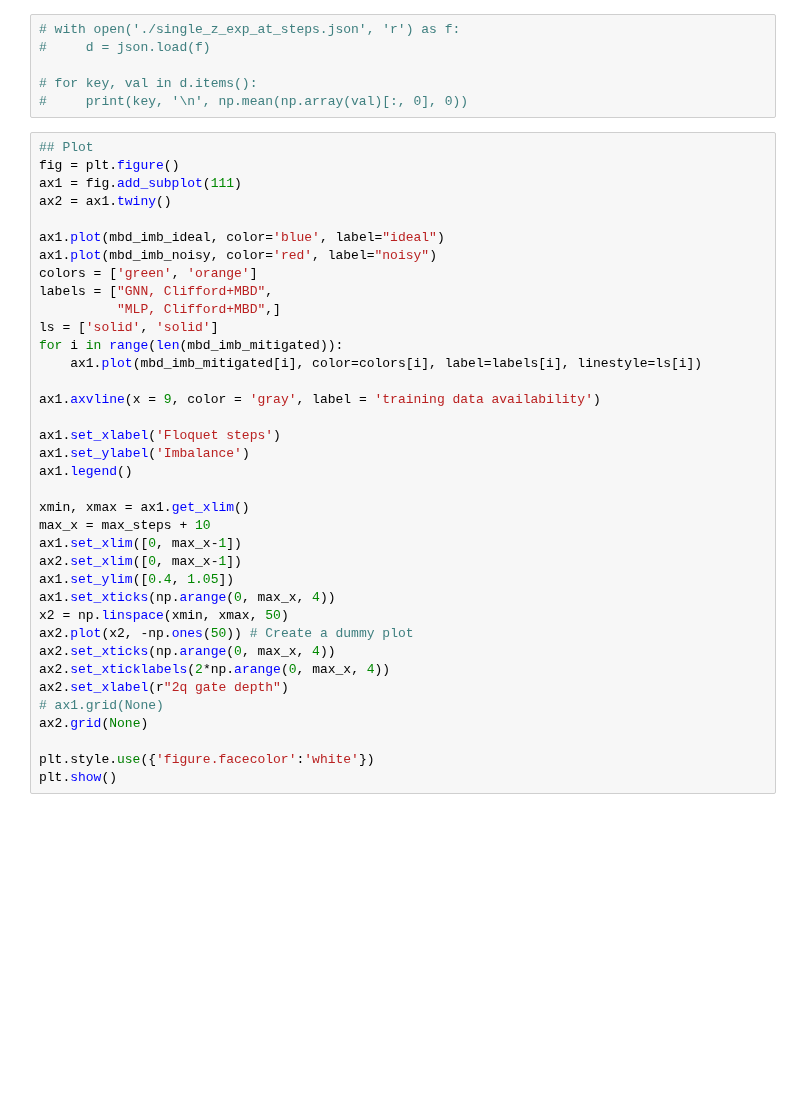
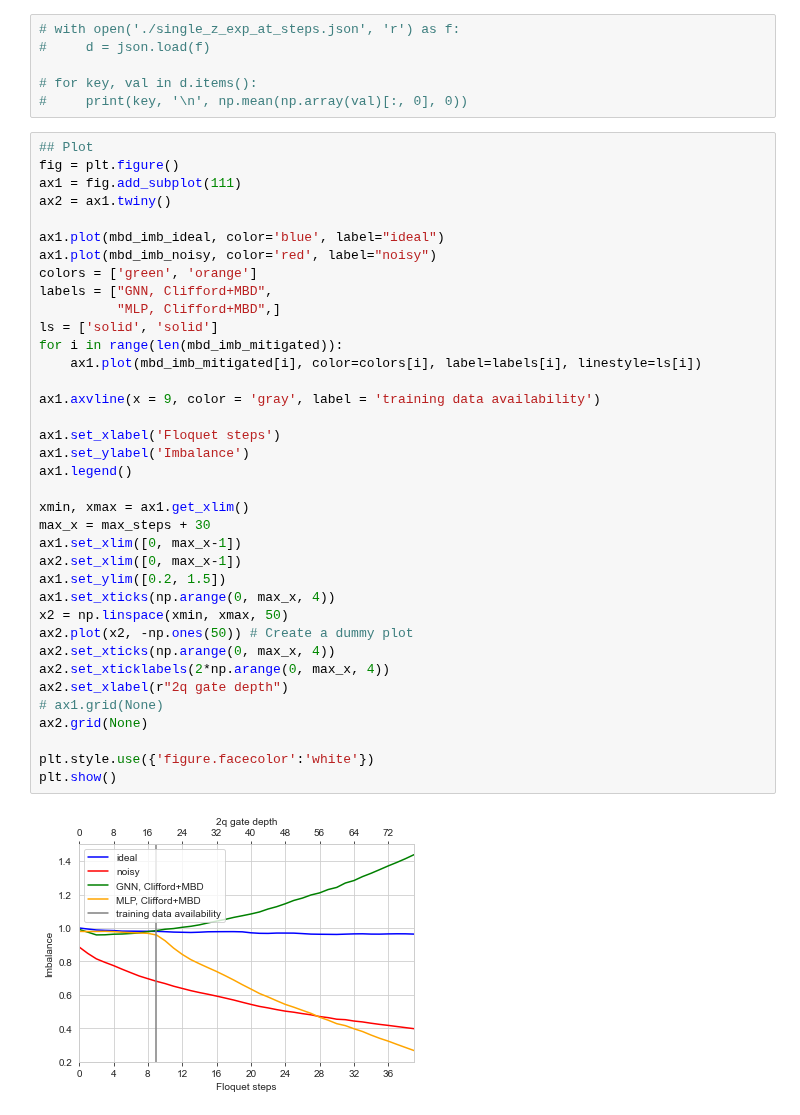
Before and after one commit to qiskit-community/ml-qem, a Jupyter notebook: docs/tutorials/h03_mbd_plot.ipynb, the cells around one changed output. Saved outputs shown, nothing was run; the diff lists cells and outputs as text; blank space fills up the shorter version.

```diff
--- a/docs/tutorials/h03_mbd_plot.ipynb
+++ b/docs/tutorials/h03_mbd_plot.ipynb
@@ -293,32 +293,34 @@ ax2 = ax1.twiny()
 
 ax1.plot(mbd_imb_ideal, color='blue', label="ideal")
 ax1.plot(mbd_imb_noisy, color='red', label="noisy")
 colors = ['green', 'orange']
 labels = ["GNN, Clifford+MBD",
           "MLP, Clifford+MBD",]
 ls = ['solid', 'solid']
 for i in range(len(mbd_imb_mitigated)):
     ax1.plot(mbd_imb_mitigated[i], color=colors[i], label=labels[i], linestyle=ls[i])
 
 ax1.axvline(x = 9, color = 'gray', label = 'training data availability')
 
 ax1.set_xlabel('Floquet steps')
 ax1.set_ylabel('Imbalance')
 ax1.legend()
 
 xmin, xmax = ax1.get_xlim()
-max_x = max_steps + 10
+max_x = max_steps + 30
 ax1.set_xlim([0, max_x-1])
 ax2.set_xlim([0, max_x-1])
-ax1.set_ylim([0.4, 1.05])
+ax1.set_ylim([0.2, 1.5])
 ax1.set_xticks(np.arange(0, max_x, 4))
 x2 = np.linspace(xmin, xmax, 50)
 ax2.plot(x2, -np.ones(50)) # Create a dummy plot
 ax2.set_xticks(np.arange(0, max_x, 4))
 ax2.set_xticklabels(2*np.arange(0, max_x, 4))
 ax2.set_xlabel(r"2q gate depth")
 # ax1.grid(None)
 ax2.grid(None)
 
 plt.style.use({'figure.facecolor':'white'})
 plt.show()
+# %% [output]
+[figure, added]
```
Also changed, not shown: 9 other files.
